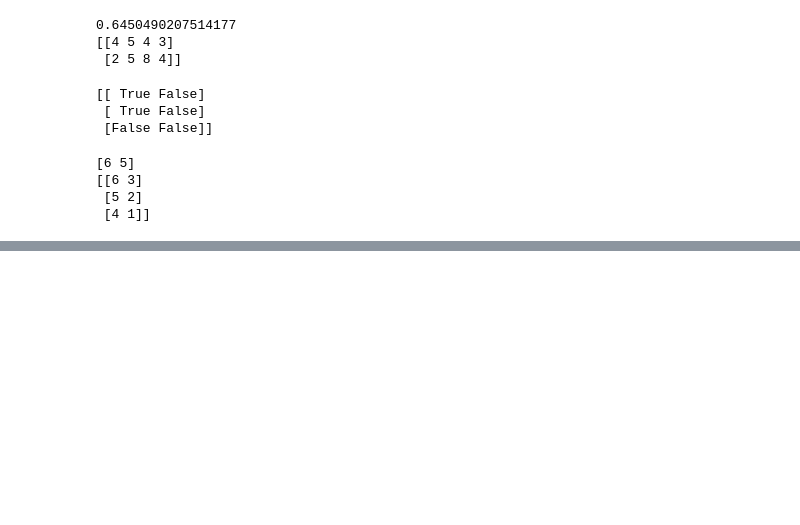
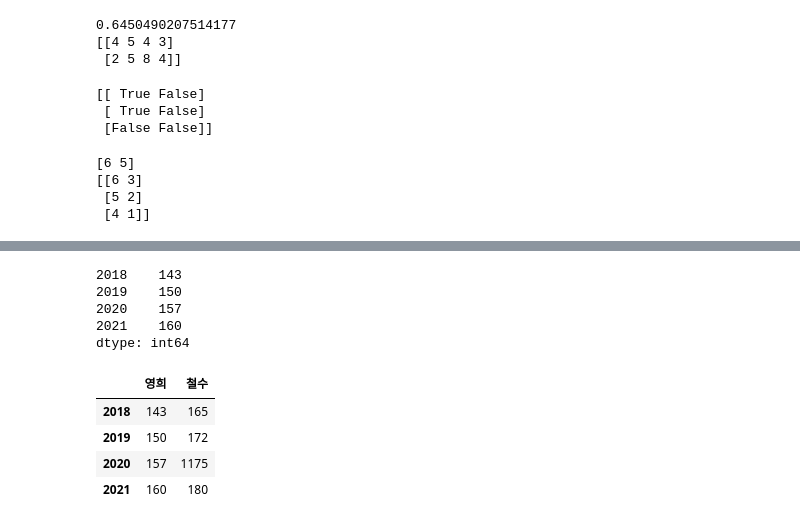
Before and after one commit to Songsungsang/SF_Python, a Jupyter notebook: Pracetice/practice.ipynb, the cells around one changed output, grey strips where cells are left out. Drawn from its saved outputs; the diff is of its cells as text; code cells hidden in the pictures; blank space fills up the shorter version.

```diff
--- a/Pracetice/practice.ipynb
+++ b/Pracetice/practice.ipynb
@@ -206,0 +330,26 @@ print(ndarr) # ndarr 값을 바꾸는건 아님
+# %%
+growth = pd.Series([143, 150, 157, 160], index=["2018","2019","2020","2021"]) # 판다스로 각 값마다 2018년과 같은 index가 부여된 array를 생성
+growth # 인덱스 지정이 없으면 다른 리스트 처럼 0,1,2,3 이런식으로 인덱스 지정
+# %% [output]
+2018    143
+2019    150
+2020    157
+2021    160
+dtype: int64
+# %%
+index=["2018","2019","2020","2021"]
+Yeounghee = pd.Series([143, 150, 157, 160], index=index) #데이터를 Series로 먼저 지정하고 넣는 방법
+Chelosu = pd.Series([165, 172, 1175, 180]   , index=index)
+
+growth = pd.DataFrame({
+    "영희" : Yeounghee,
+    "철수" : Chelosu
+})
+
+growth
+# %% [output]
+|  | 영희 | 철수 |
+| 2018 | 143 | 165 |
+| 2019 | 150 | 172 |
+| 2020 | 157 | 1175 |
+| 2021 | 160 | 180 |
```
Also changed, not shown: parts of 37 cells of this notebook, 9 other files.
